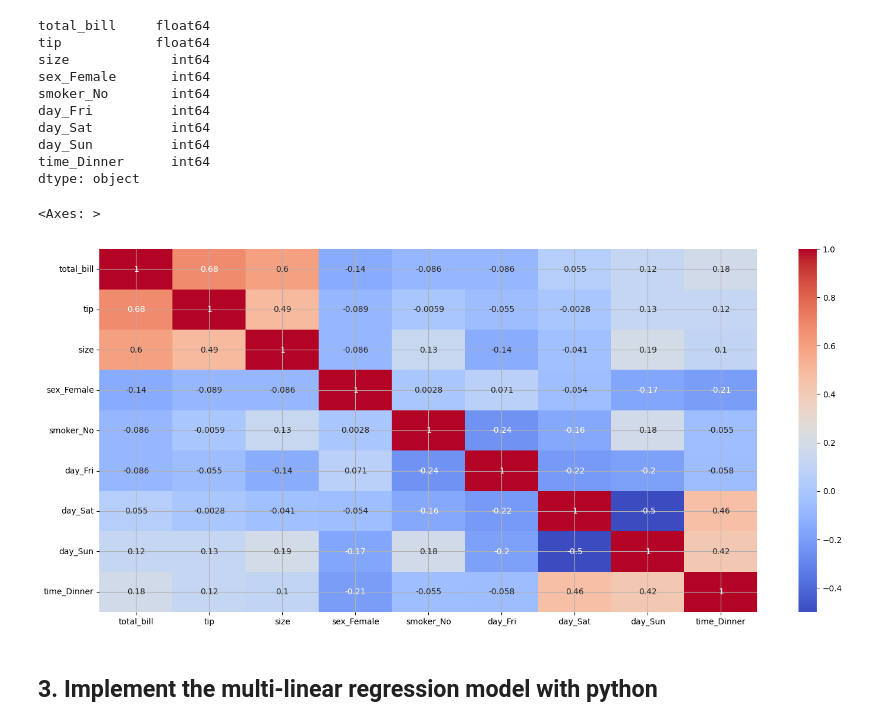
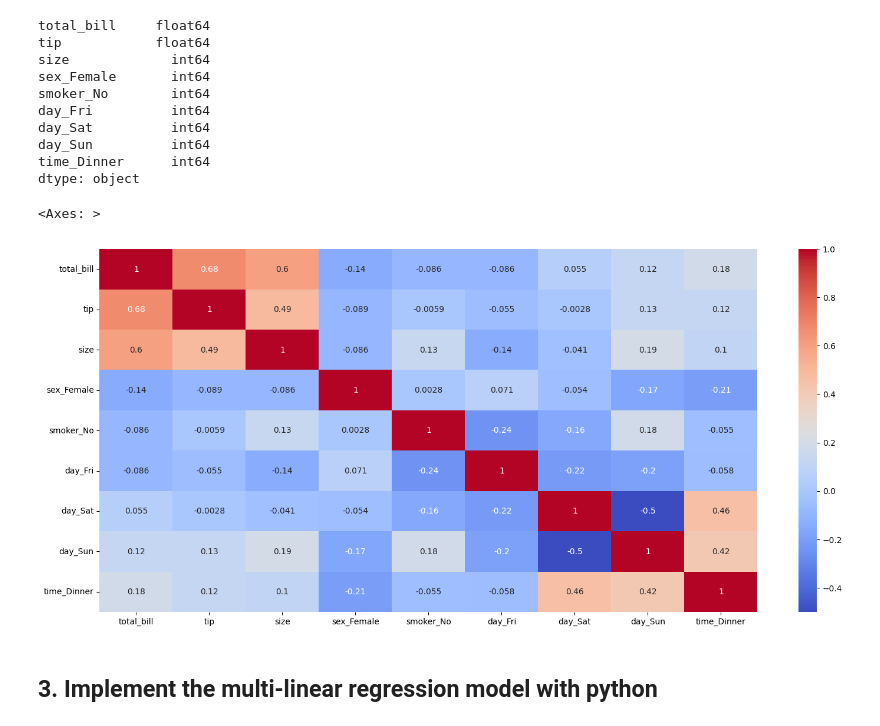
Before and after one commit to Aksh-dev-code/Linear-Regression-from-Scratch, a Jupyter notebook: NOTEBOOKS/MultiLinearRegression.ipynb, the cells around one changed output. Saved outputs shown, nothing was run; the diff lists cells and outputs as text; code cells hidden in the pictures.

```diff
--- a/NOTEBOOKS/MultiLinearRegression.ipynb
+++ b/NOTEBOOKS/MultiLinearRegression.ipynb
@@ -184,11 +180,13 @@ dtype: object
 # %%
 # heat map
 plt.figure(figsize=(18,8))
-plt.grid(True)
-sns.heatmap(data=df.corr(),annot=True,cmap='coolwarm')
+
+sns.heatmap(data=df.corr(),
+            annot=True,
+            cmap='coolwarm')
 # %% [output]
 <Axes: >
-[figure, old version]
+[figure, new version]
 # %% [markdown]
 ## 3. Implement the multi-linear regression model with python
 # %%
```
Also changed, not shown: parts of 8 cells of this notebook, 2 other files.
